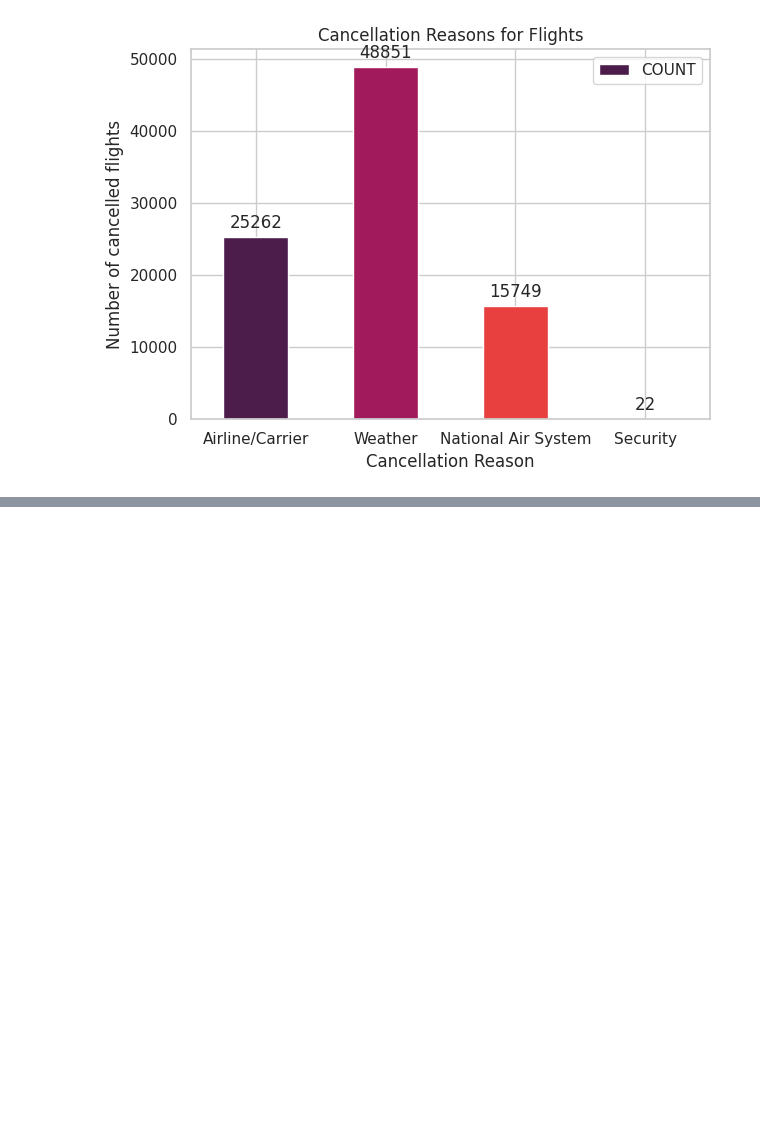
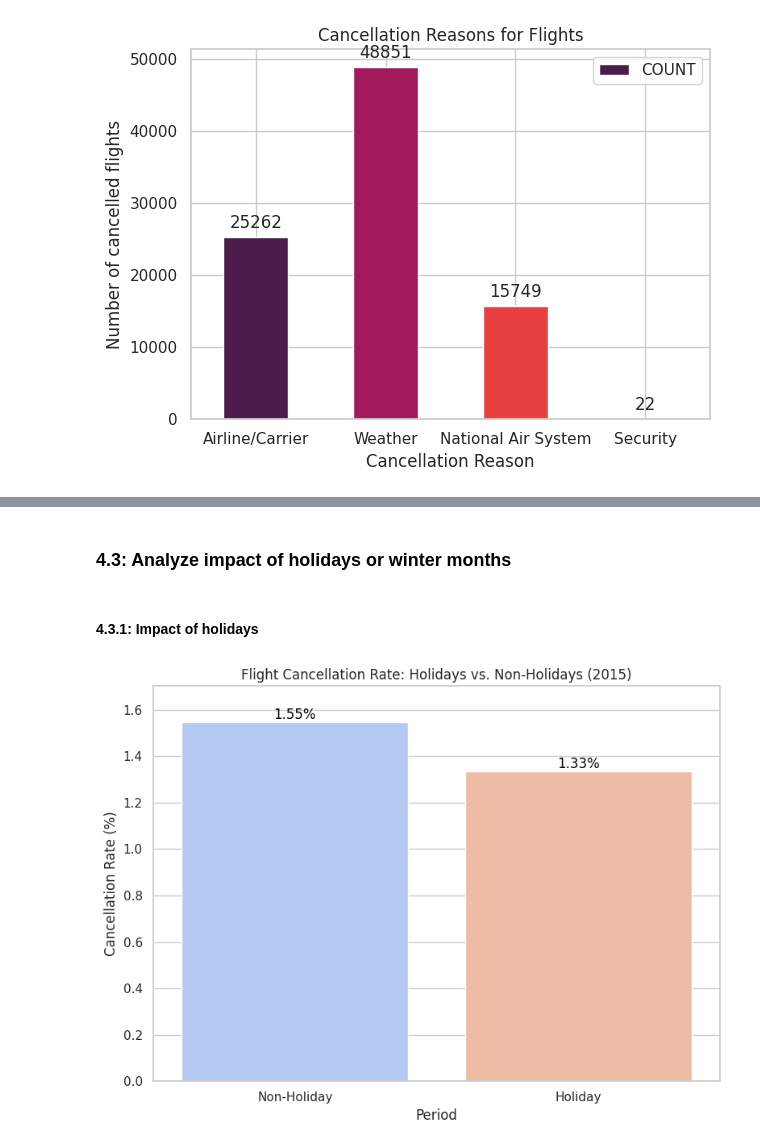
Before and after one commit to ryadavnitb/Batch-7, a Jupyter notebook: Infosys_Internship_Route_Cancellation_and_Seasonal_Insights.ipynb, the cells around one changed output, grey strips where cells are left out. Cells and saved outputs as stored; diff of their text form; code cells hidden in the pictures; blank space fills up the shorter version.

```diff
--- a/Infosys_Internship_Route_Cancellation_and_Seasonal_Insights.ipynb
+++ b/Infosys_Internship_Route_Cancellation_and_Seasonal_Insights.ipynb
@@ -334,0 +400,42 @@ plt.show()
+# %% [markdown]
+###  4.3: Analyze impact of holidays or winter months
+# %% [markdown]
+#### 4.3.1: Impact of holidays
+# %%
+# Convert FLIGHT_DATE to datetime objects for easier comparison if not already
+df['FLIGHT_DATE'] = pd.to_datetime(df['FLIGHT_DATE'])
+
+# Define 2015 holiday dates
+holidays_2015 = [
+    pd.Timestamp('2015-01-01'),  # New Year's Day
+    pd.Timestamp('2015-05-25'),  # Memorial Day
+    pd.Timestamp('2015-07-04'),  # Independence Day
+    pd.Timestamp('2015-09-07'),  # Labor Day
+    pd.Timestamp('2015-11-26'),  # Thanksgiving Day
+    pd.Timestamp('2015-12-25')   # Christmas Day
+]
+
+# Create a boolean column to identify flights on holidays
+df['IS_HOLIDAY'] = df['FLIGHT_DATE'].isin(holidays_2015)
+
+# Calculate the cancellation rate for holidays vs. non-holidays
+holiday_cancellations = df.groupby('IS_HOLIDAY')['CANCELLED'].mean().reset_index()
+holiday_cancellations['CANCELLED_RATE'] = holiday_cancellations['CANCELLED'] * 100 # Convert to percentage
+holiday_cancellations['IS_HOLIDAY'] = holiday_cancellations['IS_HOLIDAY'].map({True: 'Holiday', False: 'Non-Holiday'})
+
+# Plotting the cancellation rate for holidays vs. non-holidays
+plt.figure(figsize=(8, 6))
+sns.barplot(x='IS_HOLIDAY', y='CANCELLED_RATE', data=holiday_cancellations, palette='coolwarm', hue='IS_HOLIDAY', legend=False)
+plt.title('Flight Cancellation Rate: Holidays vs. Non-Holidays (2015)')
+plt.xlabel('Period')
+plt.ylabel('Cancellation Rate (%)')
+plt.ylim(0, holiday_cancellations['CANCELLED_RATE'].max() * 1.1) # Add some padding to y-axis
+
+# Add value labels on the bars
+for index, row in holiday_cancellations.iterrows():
+    plt.text(index, row['CANCELLED_RATE'], f"{row['CANCELLED_RATE']:.2f}%", color='black', ha="center", va='bottom')
+
+plt.tight_layout()
+plt.show()
+# %% [output]
+[figure, added]
```
Also changed, not shown: parts of 14 cells of this notebook.
